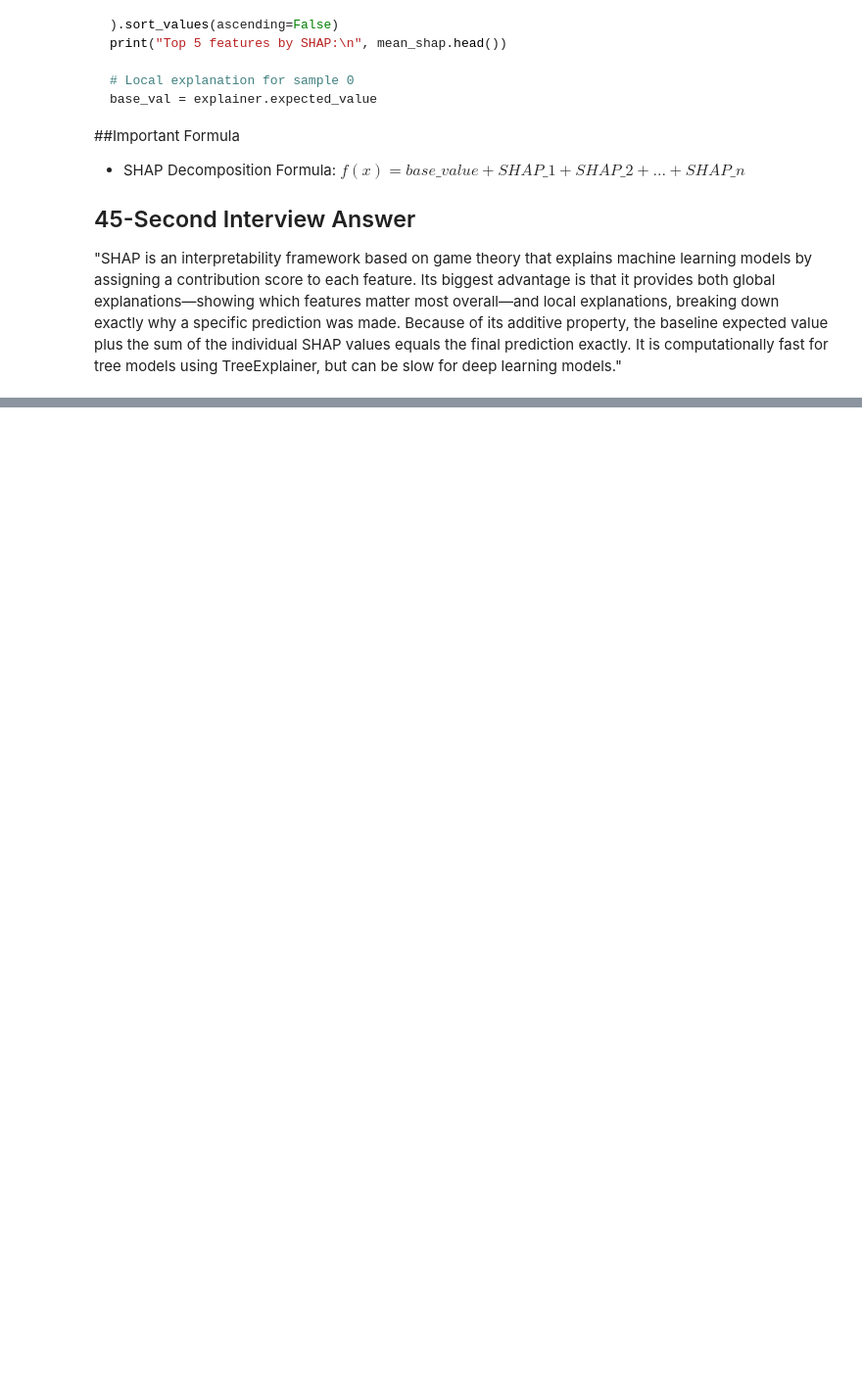
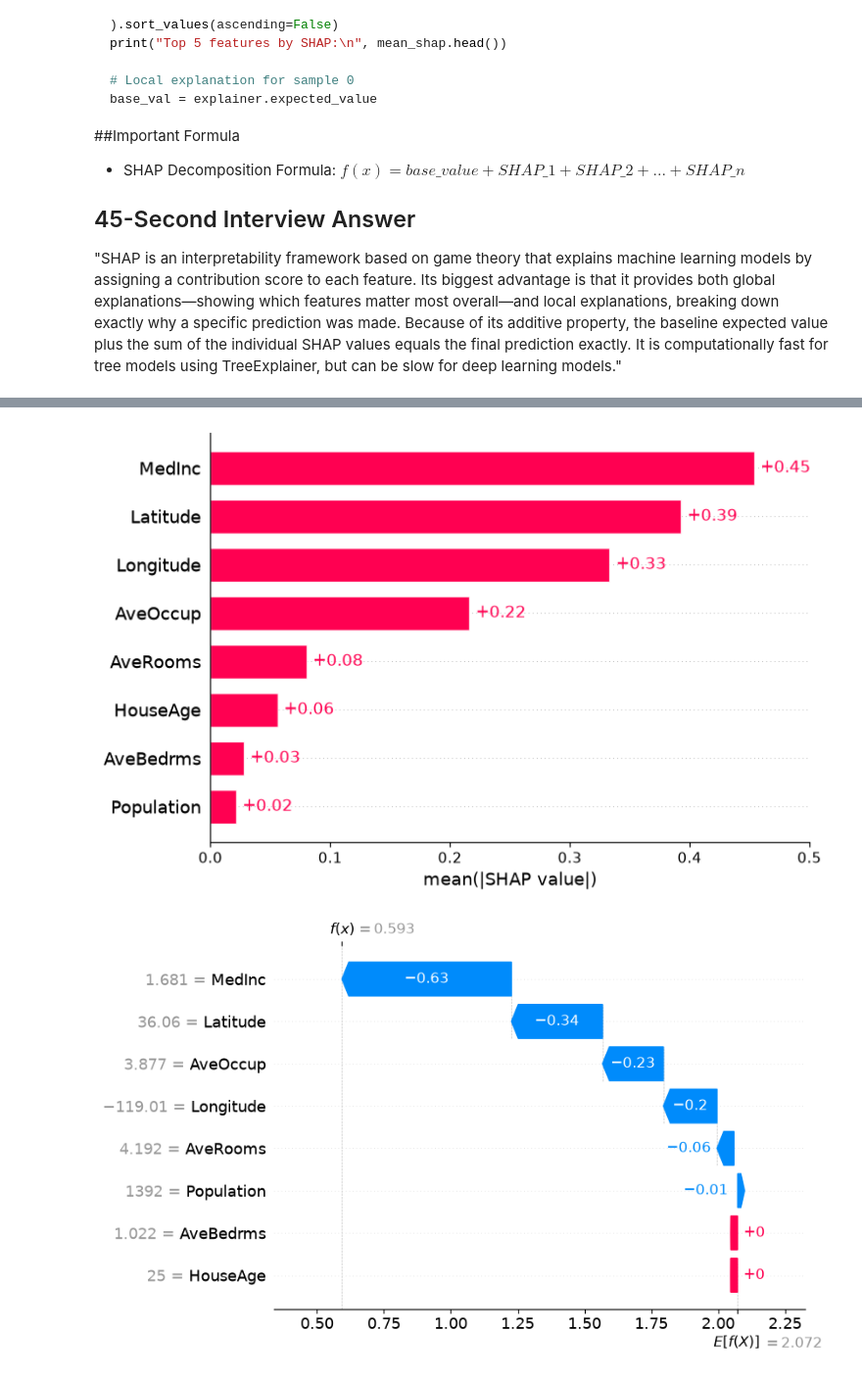
Before and after one commit to Shailya777/interview-prep, a Jupyter notebook: 05_Evaluation_Metrics_Explainability/03_Explainability/02_SHAP-Values.ipynb, the cells around one changed output, grey strips where cells are left out. Shown at 98% size. Drawn from its saved outputs; the diff is of its cells as text; code cells hidden in the pictures; blank space fills up the shorter version.

Commit message:
Add SHAP Values Practice Question 1,2 in ML Evaluation Pattern 3.2

```diff
--- a/05_Evaluation_Metrics_Explainability/03_Explainability/02_SHAP-Values.ipynb
+++ b/05_Evaluation_Metrics_Explainability/03_Explainability/02_SHAP-Values.ipynb
@@ -63,0 +78,14 @@ $f(x) = base\_value + SHAP\_1 + SHAP\_2 + ... + SHAP\_n$
+# %%
+# Data:
+import shap
+import pandas as pd
+import lightgbm as lgb
+from sklearn.datasets import fetch_california_housing
+from sklearn.model_selection import train_test_split
+
+# Mock Schema & Data Setup
+data = fetch_california_housing(as_frame=True)
+X_train, X_test, y_train, y_test = train_test_split(data.data, data.target, test_size=0.2, random_state=42)
+
+model = lgb.LGBMRegressor(random_state=42)
+model.fit(X_train, y_train)
@@ -63,0 +99,15 @@ $f(x) = base\_value + SHAP\_1 + SHAP\_2 + ... + SHAP\_n$
+# %%
+# 1. Initialize the explainer using the trained model
+explainer = shap.TreeExplainer(model)
+
+# 2. Calculate SHAP values (creates an Explanation object)
+shap_values = explainer(X_test)
+
+# 3. Global Explanation: Summary Bar Plot (shows top features across all data)
+shap.plots.bar(shap_values)
+
+# 4. Local Explanation: Waterfall Plot for the first house (index 0)
+shap.plots.waterfall(shap_values[0])
+# %% [output]
+[figure, added]
+[figure, added]
```
Also changed, not shown: parts of 4 cells of this notebook.
